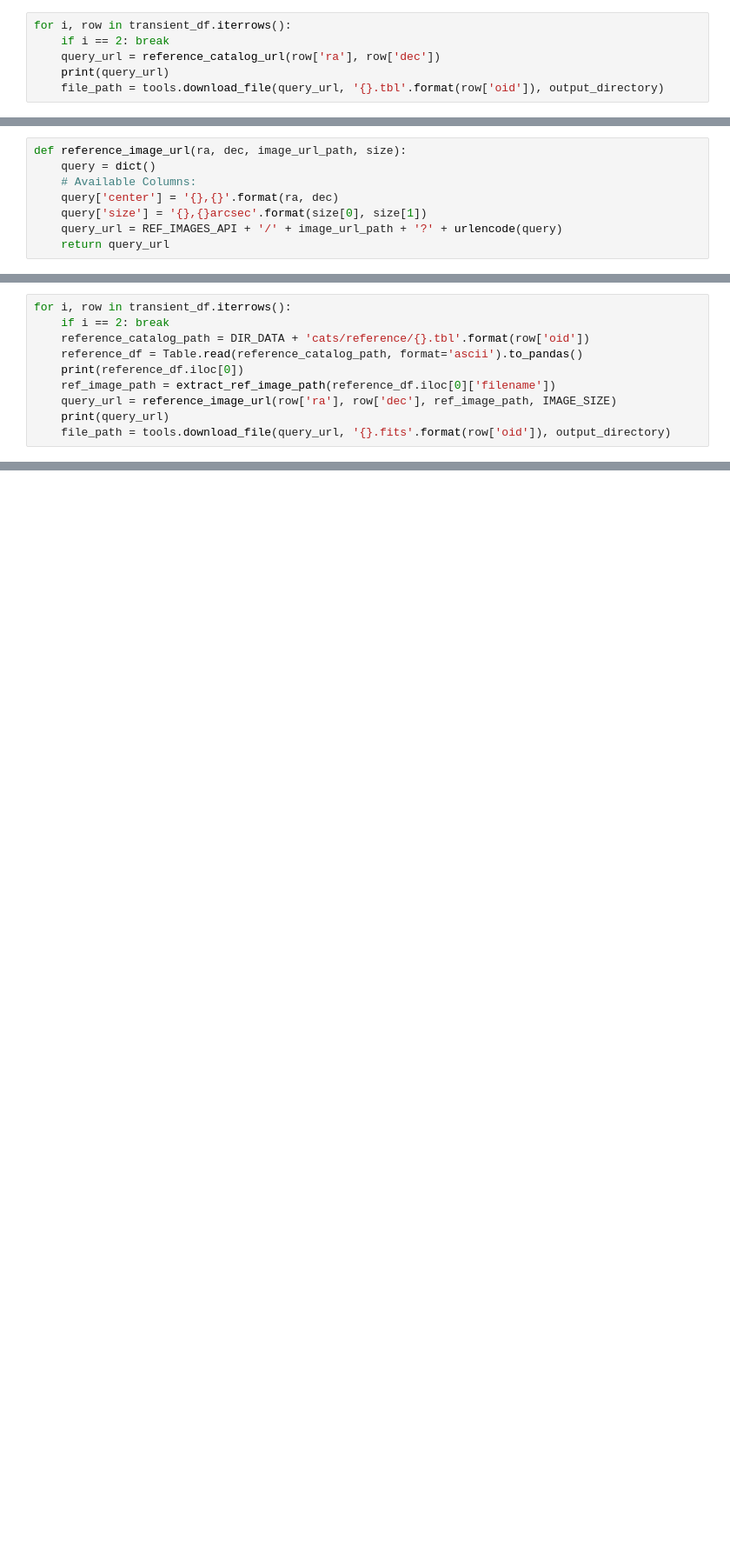
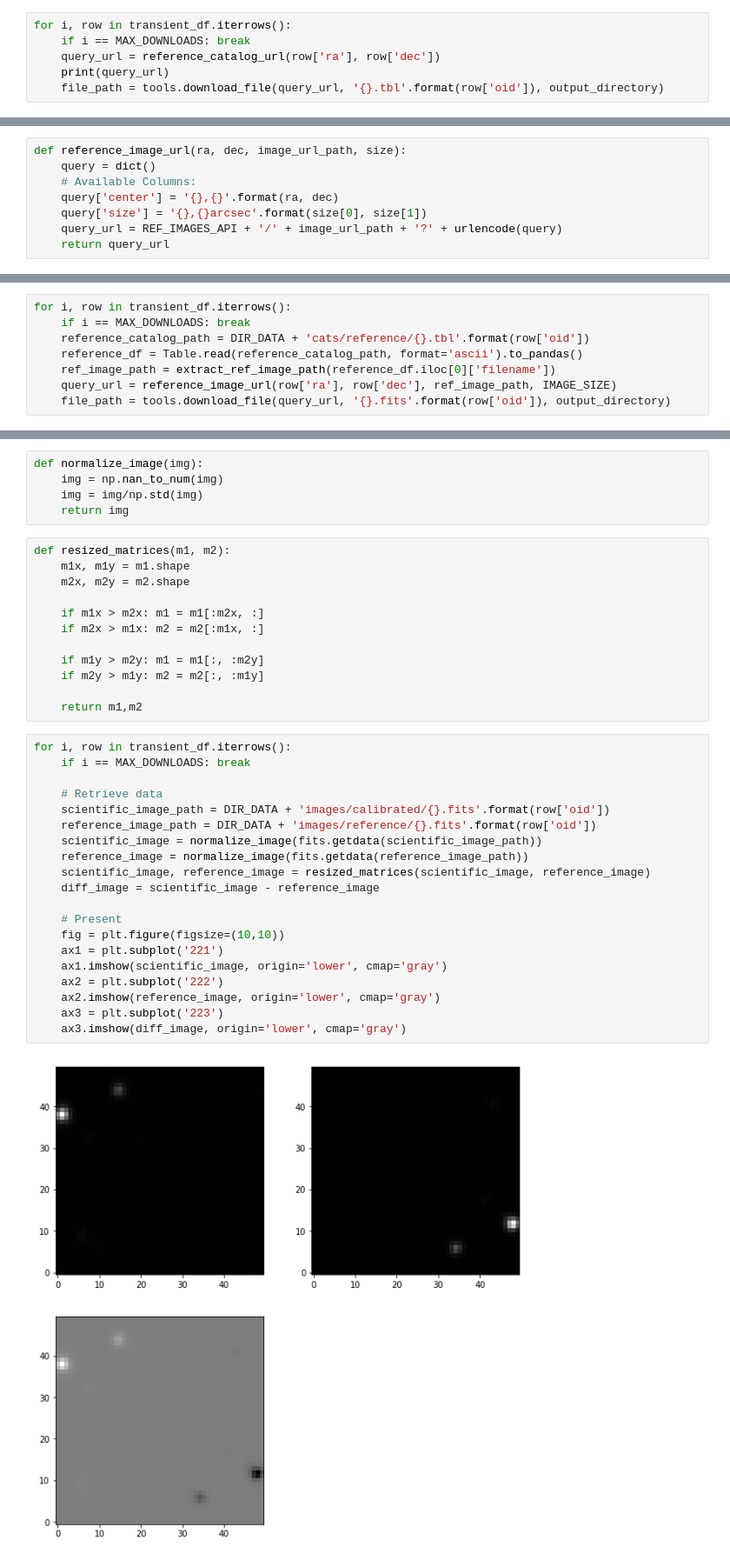
Before and after one commit to diegoalejogm/transient-recognition-lsst, a Jupyter notebook: notebooks/PTF Data Download.ipynb, the cells around one changed output, grey strips where cells are left out. Shown: that part at 87% size. Saved outputs shown, nothing was run; the diff lists cells and outputs as text; blank space fills up the shorter version.

Commit message:
Added image differentiation and MAX_DOWNOADS param

```diff
--- a/notebooks/PTF Data Download.ipynb
+++ b/notebooks/PTF Data Download.ipynb
@@ -158,7 +182,7 @@ def reference_catalog_url(ra, dec):
 #### Download
 # %%
 for i, row in transient_df.iterrows():
-    if i == 2: break
+    if i == MAX_DOWNLOADS: break
     query_url = reference_catalog_url(row['ra'], row['dec'])
     print(query_url)
     file_path = tools.download_file(query_url, '{}.tbl'.format(row['oid']), output_directory)
@@ -189,10 +231,8 @@ def reference_image_url(ra, dec, image_url_path, size):
 # %%
 for i, row in transient_df.iterrows():
-    if i == 2: break
+    if i == MAX_DOWNLOADS: break
     reference_catalog_path = DIR_DATA + 'cats/reference/{}.tbl'.format(row['oid'])
     reference_df = Table.read(reference_catalog_path, format='ascii').to_pandas()
-    print(reference_df.iloc[0])
     ref_image_path = extract_ref_image_path(reference_df.iloc[0]['filename'])
     query_url = reference_image_url(row['ra'], row['dec'], ref_image_path, IMAGE_SIZE)
-    print(query_url)
     file_path = tools.download_file(query_url, '{}.fits'.format(row['oid']), output_directory)
@@ -200,0 +249,39 @@ PTF_d004657_f01_c06_u000150682_p12_psfcat.ctlg
+# %%
+def normalize_image(img):
+    img = np.nan_to_num(img)
+    img = img/np.std(img)
+    return img
+# %%
+def resized_matrices(m1, m2):
+    m1x, m1y = m1.shape
+    m2x, m2y = m2.shape
+
+    if m1x > m2x: m1 = m1[:m2x, :]
+    if m2x > m1x: m2 = m2[:m1x, :]
+
+    if m1y > m2y: m1 = m1[:, :m2y]
+    if m2y > m1y: m2 = m2[:, :m1y]
+
+    return m1,m2
+# %%
+for i, row in transient_df.iterrows():
+    if i == MAX_DOWNLOADS: break
+
+    # Retrieve data
+    scientific_image_path = DIR_DATA + 'images/calibrated/{}.fits'.format(row['oid'])
+    reference_image_path = DIR_DATA + 'images/reference/{}.fits'.format(row['oid'])
+    scientific_image = normalize_image(fits.getdata(scientific_image_path))
+    reference_image = normalize_image(fits.getdata(reference_image_path))
+    scientific_image, reference_image = resized_matrices(scientific_image, reference_image)
+    diff_image = scientific_image - reference_image
+
+    # Present
+    fig = plt.figure(figsize=(10,10))
+    ax1 = plt.subplot('221')
+    ax1.imshow(scientific_image, origin='lower', cmap='gray')
+    ax2 = plt.subplot('222')
+    ax2.imshow(reference_image, origin='lower', cmap='gray')
+    ax3 = plt.subplot('223')
+    ax3.imshow(diff_image, origin='lower', cmap='gray')
+# %% [output]
+[figure, added]
```
Also changed, not shown: parts of 11 cells of this notebook.
